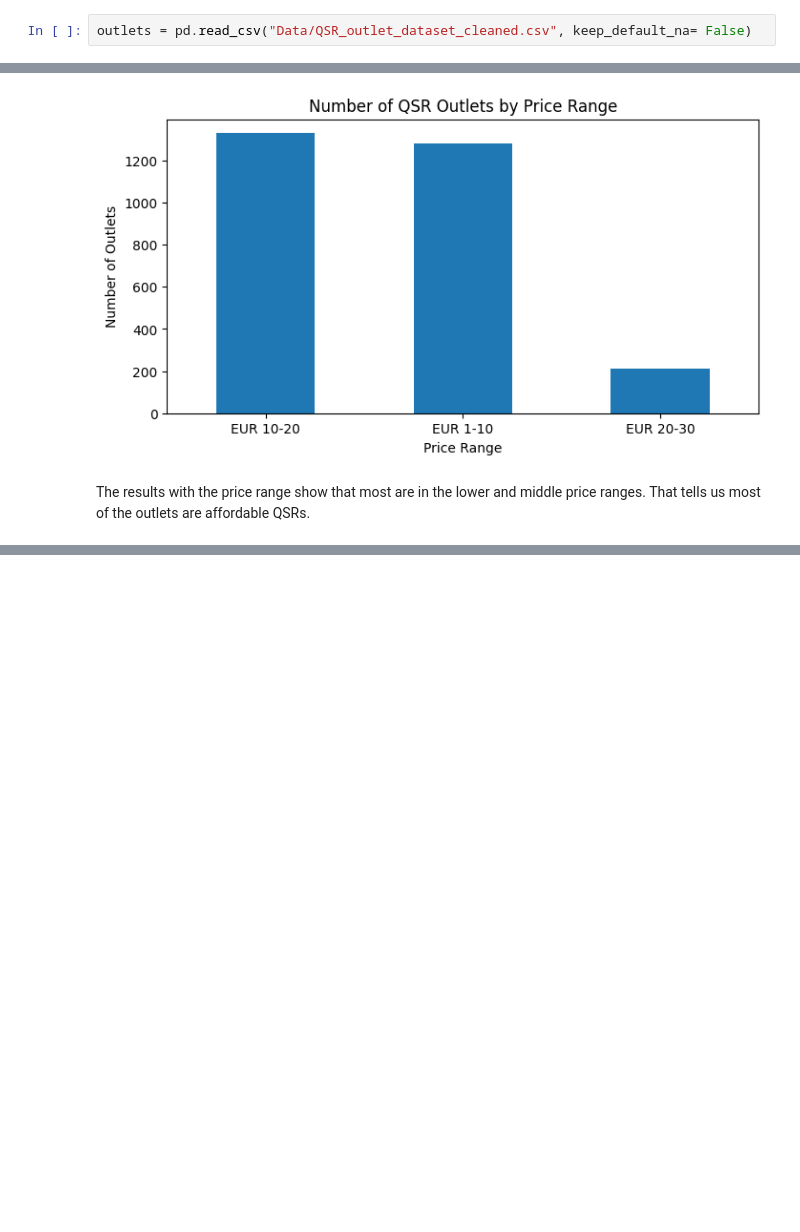
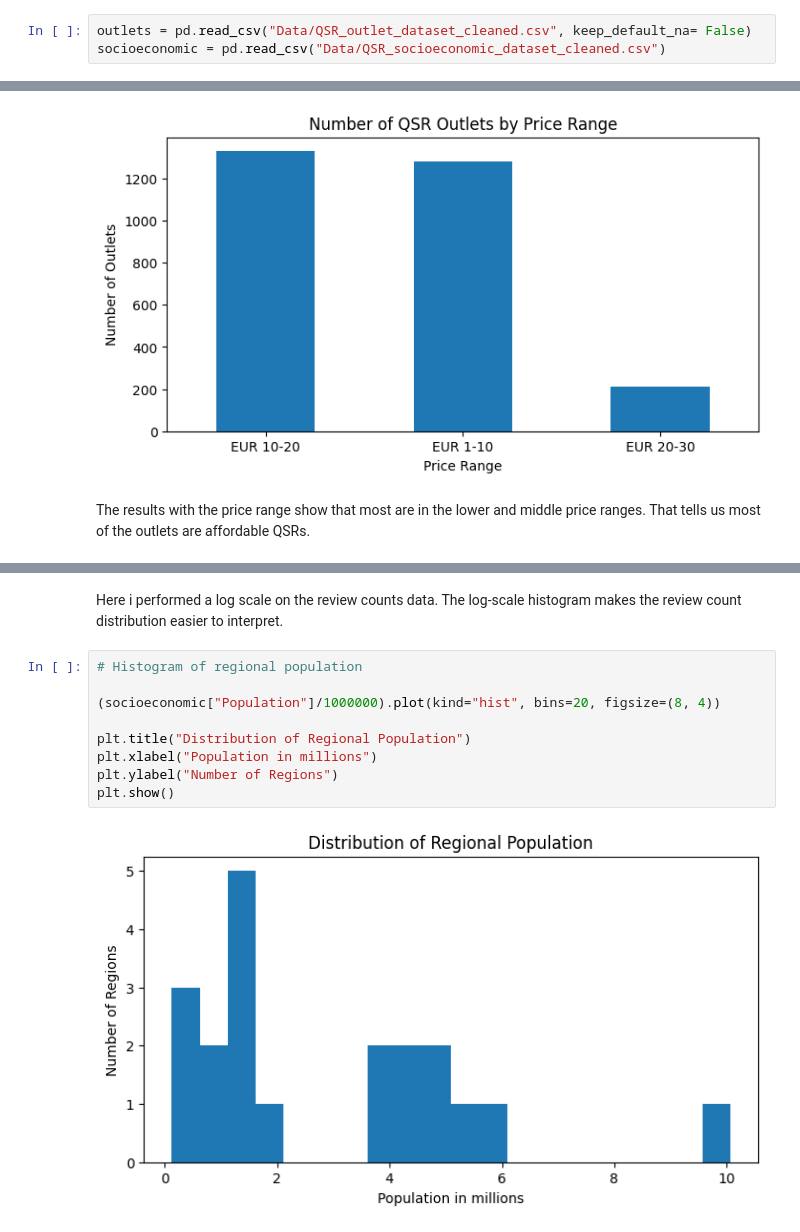
Before and after one commit to mike10nn/QSR_Analysis, a Jupyter notebook: summary_visualization.ipynb, the cells around one changed output, grey strips where cells are left out. Drawn from its saved outputs; the diff is of its cells as text; blank space fills up the shorter version.

```diff
--- a/summary_visualization.ipynb
+++ b/summary_visualization.ipynb
@@ -3,6 +3,7 @@ import pandas as pd
 import matplotlib.pyplot as plt
 # %%
 outlets = pd.read_csv("Data/QSR_outlet_dataset_cleaned.csv", keep_default_na= False)
+socioeconomic = pd.read_csv("Data/QSR_socioeconomic_dataset_cleaned.csv")
 # %%
 # Bar chart of outlets by QSR brand
 
@@ -61,0 +102,13 @@ The results with the price range show that most are in the lower and middle pric
+# %% [markdown]
+Here i performed a log scale on the review counts data. The log-scale histogram makes the review count distribution easier to interpret.
+# %%
+# Histogram of regional population
+
+(socioeconomic["Population"]/1000000).plot(kind="hist", bins=20, figsize=(8, 4))
+
+plt.title("Distribution of Regional Population")
+plt.xlabel("Population in millions")
+plt.ylabel("Number of Regions")
+plt.show()
+# %% [output]
+[figure, added]
```
Also changed, not shown: parts of 14 cells of this notebook, 1 other file.
